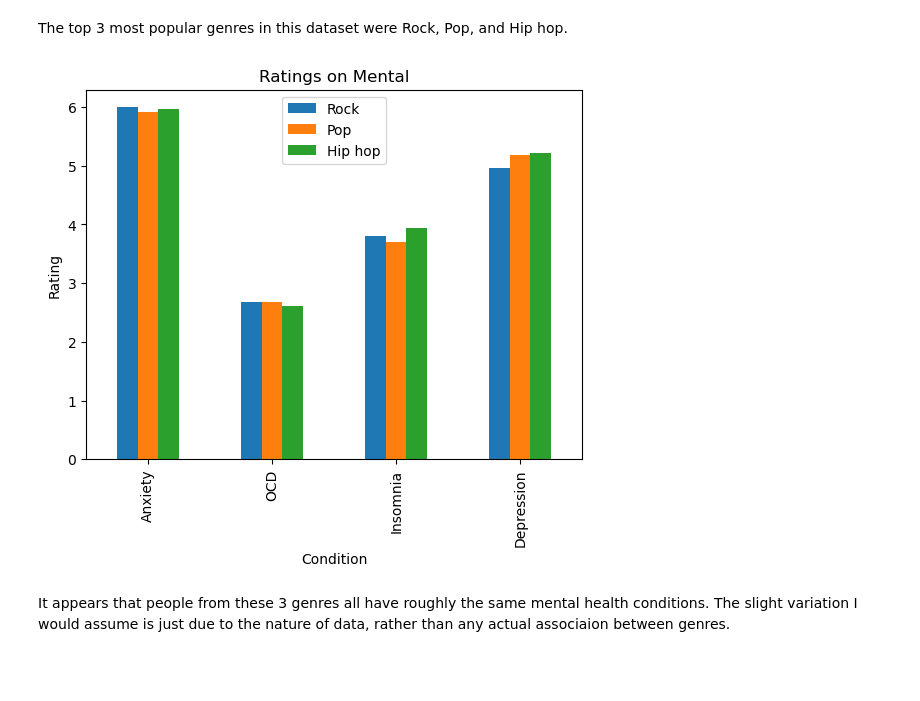
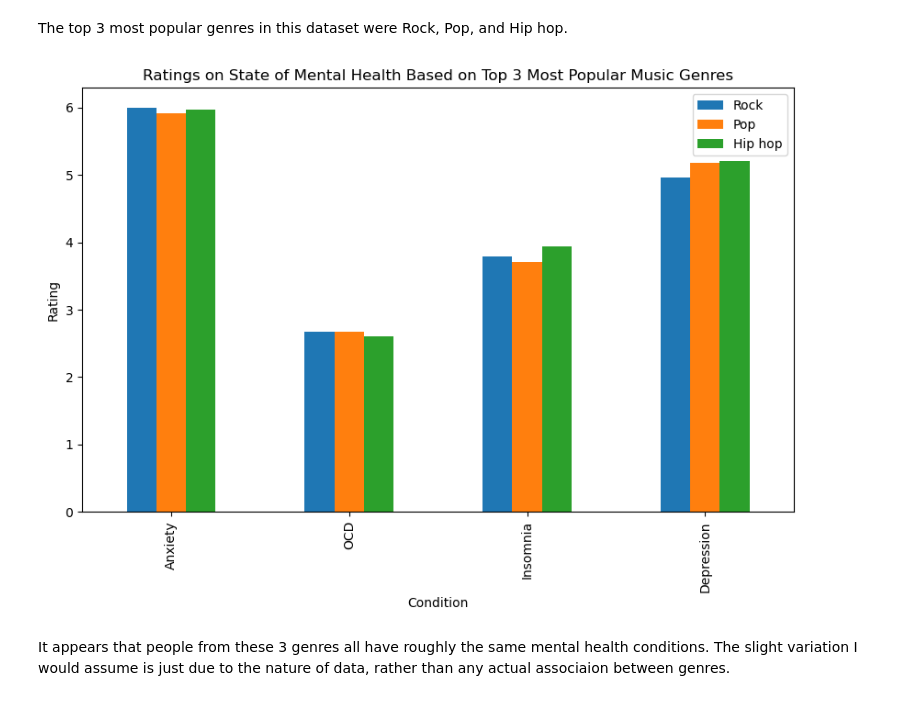
Before and after one commit to GamingCuber/final_project_hth, a Jupyter notebook: src/main.ipynb, the cells around one changed output. Saved outputs shown, nothing was run; the diff lists cells and outputs as text; code cells hidden in the pictures; blank space fills up the shorter version.

```diff
--- a/src/main.ipynb
+++ b/src/main.ipynb
@@ -45,27 +45,27 @@ The top 3 most popular genres in this dataset were Rock, Pop, and Hip hop.
 # %%
 # Question 2: From these most popular music genres, what is the general state of their mental health?
 
 
 # I would say that to like a genre, you would give it at least a 2, so this code looks at people who said 2 or higher for each of these 3 genres
 
 # This gets the mental health condition values for each of the 3 most popular genres
 mental_health_rock = main_data[(main_data["Frequency [Rock]"] >= 2)].filter(items=["Anxiety", "OCD", "Insomnia", "Depression"]).mean()
 mental_health_pop = main_data[(main_data["Frequency [Pop]"] >= 2)].filter(items=["Anxiety", "OCD", "Insomnia", "Depression"]).mean()
 mental_health_hip_hop = main_data[(main_data["Frequency [Hip hop]"] >= 2)].filter(items=["Anxiety", "OCD", "Insomnia", "Depression"]).mean()
 
 # This combines all of them and renames the columns to something more logical than 0, 1, and 2
 popular_genre_mental_health_df = pd.concat([mental_health_pop, mental_health_hip_hop, mental_health_rock], axis=1)
 popular_genre_mental_health_df.rename(columns = {0: "Rock", 1: "Pop", 2: "Hip hop"}, inplace = True)
 
 # This makes our barplot comparing each of them
-ax = popular_genre_mental_health_df.plot(kind="bar")
-ax.set_ylabel("Rating")
-ax.set_xlabel("Condition")
-ax.set_title("Ratings on Mental")
+popular_genre_barplot = popular_genre_mental_health_df.plot(kind="bar", figsize=(10, 6))
+popular_genre_barplot.set_ylabel("Rating")
+popular_genre_barplot.set_xlabel("Condition")
+popular_genre_barplot.set_title("Ratings on State of Mental Health Based on Top 3 Most Popular Music Genres")
 
 plt.show()
 # %% [output]
-[figure, old version]
+[figure, new version]
 # %% [markdown]
 It appears that people from these 3 genres all have roughly the same mental health conditions. The slight variation I would assume is just due to the nature of data, rather than any actual associaion between genres.
 # %%
```
Also changed, not shown: parts of 2 cells of this notebook.
